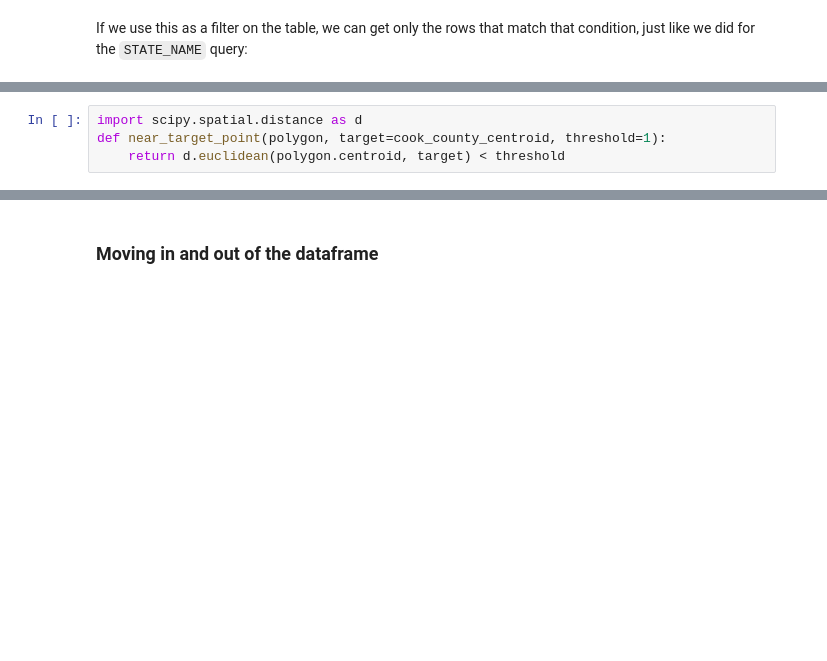
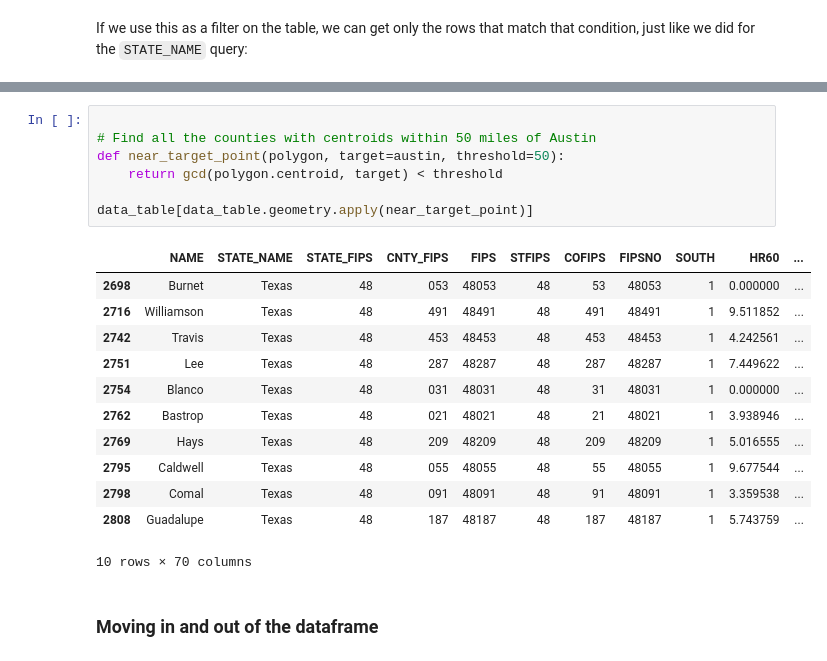
Before and after one commit to darribas/gds_scipy16, a Jupyter notebook: content/part1/01_data_processing.ipynb, the cells around one changed output, grey strips where cells are left out. Cells and saved outputs as stored; diff of their text form; blank space fills up the shorter version.

```diff
--- a/content/part1/01_data_processing.ipynb
+++ b/content/part1/01_data_processing.ipynb
@@ -426,4 +525,0 @@ cook_county_centroid = geom.values[0].centroid
-# %%
-import scipy.spatial.distance as d
-def near_target_point(polygon, target=cook_county_centroid, threshold=1):
-    return d.euclidean(polygon.centroid, target) < threshold
@@ -450,3 +580,23 @@ data_table[data_table.geometry.apply(near_target_point)]
+# %%
+
+# Find all the counties with centroids within 50 miles of Austin
+def near_target_point(polygon, target=austin, threshold=50):
+    return gcd(polygon.centroid, target) < threshold
+
+data_table[data_table.geometry.apply(near_target_point)]
+# %% [output]
+|  | NAME | STATE_NAME | STATE_FIPS | CNTY_FIPS | FIPS | STFIPS | COFIPS | FIPSNO | SOUTH | HR60 | ... |
+| 2698 | Burnet | Texas | 48 | 053 | 48053 | 48 | 53 | 48053 | 1 | 0.000000 | ... |
+| 2716 | Williamson | Texas | 48 | 491 | 48491 | 48 | 491 | 48491 | 1 | 9.511852 | ... |
+| 2742 | Travis | Texas | 48 | 453 | 48453 | 48 | 453 | 48453 | 1 | 4.242561 | ... |
+| 2751 | Lee | Texas | 48 | 287 | 48287 | 48 | 287 | 48287 | 1 | 7.449622 | ... |
+| 2754 | Blanco | Texas | 48 | 031 | 48031 | 48 | 31 | 48031 | 1 | 0.000000 | ... |
+| 2762 | Bastrop | Texas | 48 | 021 | 48021 | 48 | 21 | 48021 | 1 | 3.938946 | ... |
+| 2769 | Hays | Texas | 48 | 209 | 48209 | 48 | 209 | 48209 | 1 | 5.016555 | ... |
+| 2795 | Caldwell | Texas | 48 | 055 | 48055 | 48 | 55 | 48055 | 1 | 9.677544 | ... |
+| 2798 | Comal | Texas | 48 | 091 | 48091 | 48 | 91 | 48091 | 1 | 3.359538 | ... |
+| 2808 | Guadalupe | Texas | 48 | 187 | 48187 | 48 | 187 | 48187 | 1 | 5.743759 | ... |
+10 rows × 70 columns
 # %% [markdown]
 ### Moving in and out of the dataframe
 # %% [markdown]
```
Also changed, not shown: parts of 49 cells of this notebook.
